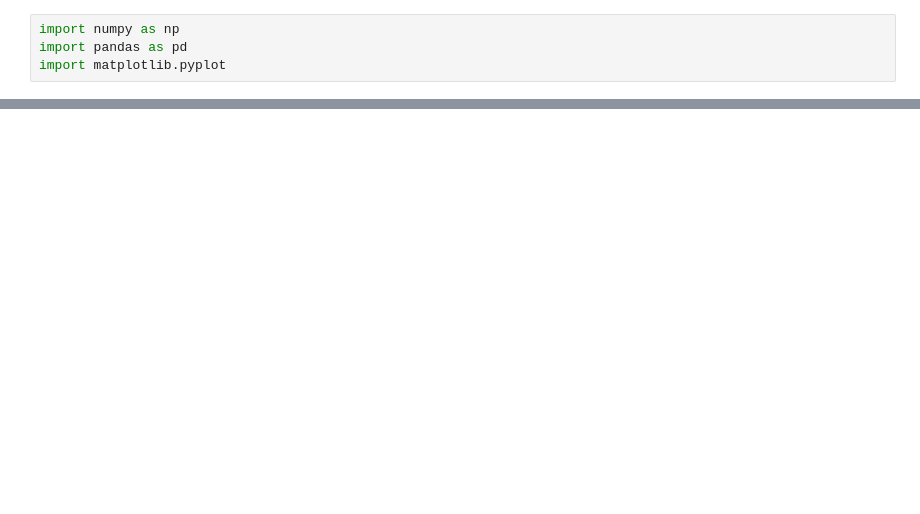
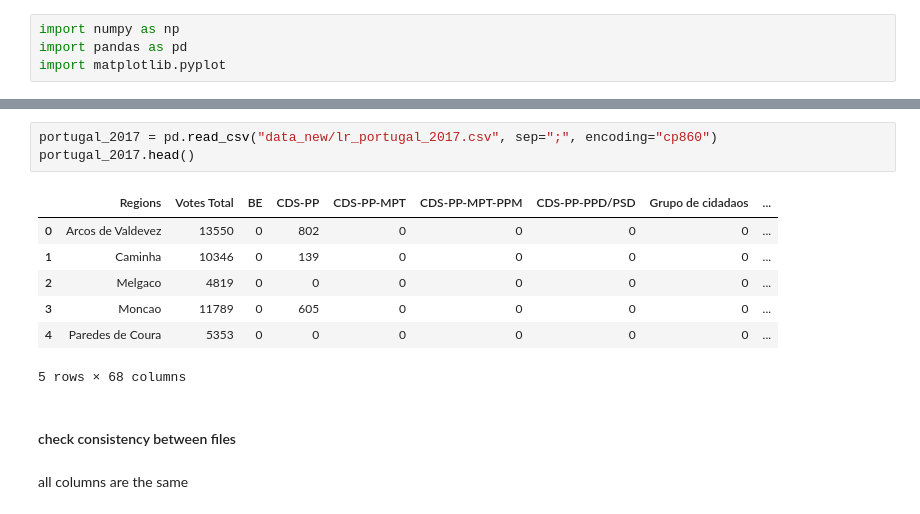
Before and after one commit to Sophie-Normand/Structured_Data_Label_Ranking, a Jupyter notebook: test_new_data_portugal.ipynb, the cells around one changed output, grey strips where cells are left out. Cells and saved outputs as stored; diff of their text form; blank space fills up the shorter version.

```diff
--- a/test_new_data_portugal.ipynb
+++ b/test_new_data_portugal.ipynb
@@ -135,0 +45,15 @@ Ligne 3 : PS > PPD/PSD > CDS-PP > PCP-PEV > BE / ranking b>a>c>d>e
+# %%
+portugal_2017 = pd.read_csv("data_new/lr_portugal_2017.csv", sep=";", encoding="cp860")
+portugal_2017.head()
+# %% [output]
+|  | Regions | Votes Total | BE | CDS-PP | CDS-PP-MPT | CDS-PP-MPT-PPM | CDS-PP-PPD/PSD | Grupo de cidadaos | ... |
+| 0 | Arcos de Valdevez | 13550 | 0 | 802 | 0 | 0 | 0 | 0 | ... |
+| 1 | Caminha | 10346 | 0 | 139 | 0 | 0 | 0 | 0 | ... |
+| 2 | Melgaco | 4819 | 0 | 0 | 0 | 0 | 0 | 0 | ... |
+| 3 | Moncao | 11789 | 0 | 605 | 0 | 0 | 0 | 0 | ... |
+| 4 | Paredes de Coura | 5353 | 0 | 0 | 0 | 0 | 0 | 0 | ... |
+5 rows × 68 columns
+# %% [markdown]
+#### check consistency between files
+# %% [markdown]
+all columns are the same
```
Also changed, not shown: parts of 43 cells of this notebook, 6 other files.
